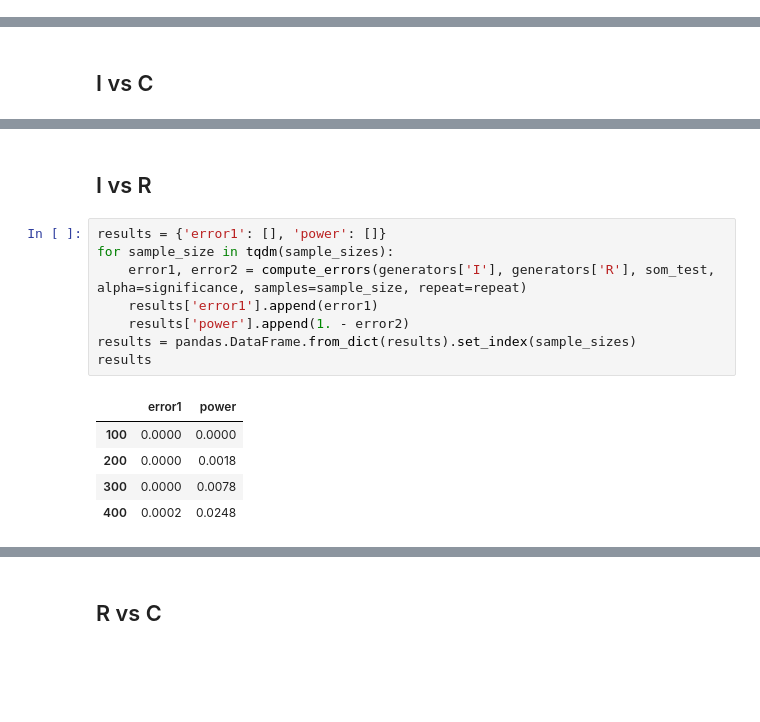
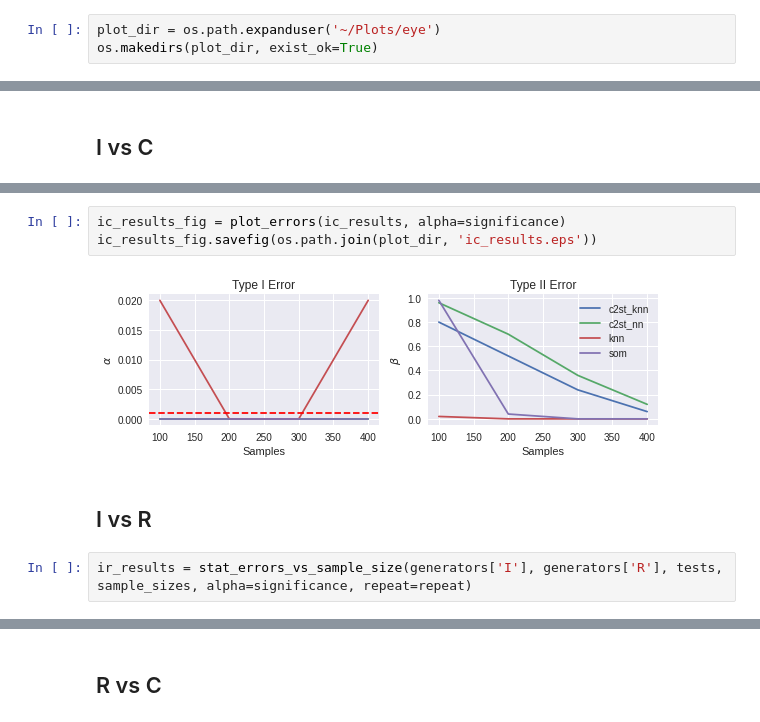
Before and after one commit to ayllon/SOMA, a Jupyter notebook: notebooks/eye_dataset.ipynb, the cells around one changed output, grey strips where cells are left out. Drawn from its saved outputs; the diff is of its cells as text; blank space fills up the shorter version.

```diff
--- a/notebooks/eye_dataset.ipynb
+++ b/notebooks/eye_dataset.ipynb
@@ -17,0 +22,3 @@ from soma.tests.som import som_test
+# %%
+plot_dir = os.path.expanduser('~/Plots/eye')
+os.makedirs(plot_dir, exist_ok=True)
@@ -73,16 +100,9 @@ results
+# %%
+ic_results_fig = plot_errors(ic_results, alpha=significance)
+ic_results_fig.savefig(os.path.join(plot_dir, 'ic_results.eps'))
+# %% [output]
+[figure, added]
 # %% [markdown]
 ## I vs R
-# %%
-results = {'error1': [], 'power': []}
-for sample_size in tqdm(sample_sizes):
-    error1, error2 = compute_errors(generators['I'], generators['R'], som_test, alpha=significance, samples=sample_size, repeat=repeat)
-    results['error1'].append(error1)
-    results['power'].append(1. - error2)
-results = pandas.DataFrame.from_dict(results).set_index(sample_sizes)
-results
-# %% [output]
-|  | error1 | power |
-| 100 | 0.0000 | 0.0000 |
-| 200 | 0.0000 | 0.0018 |
-| 300 | 0.0000 | 0.0078 |
-| 400 | 0.0002 | 0.0248 |
+# %%
+ir_results = stat_errors_vs_sample_size(generators['I'], generators['R'], tests, sample_sizes, alpha=significance, repeat=repeat)
```
Also changed, not shown: parts of 16 cells of this notebook.
